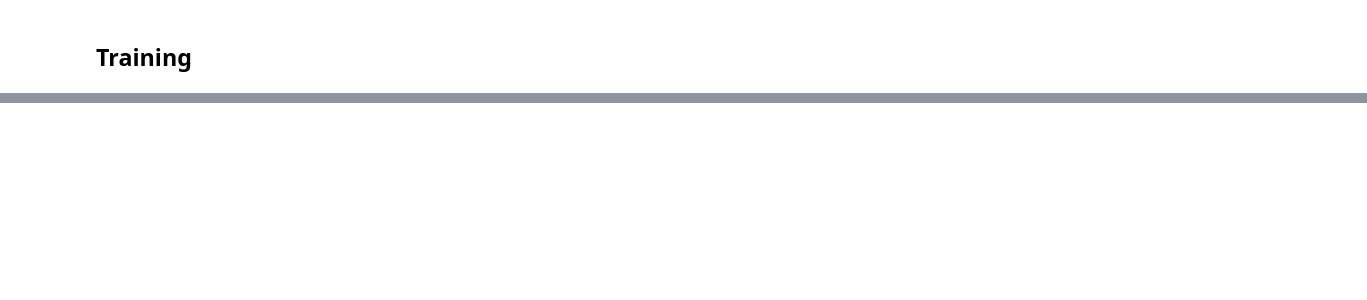
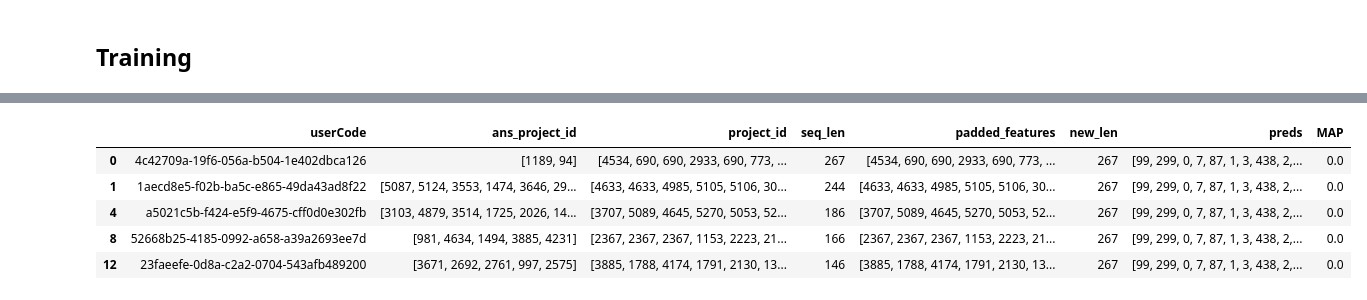
Before and after one commit to teerapat-ch/hometech, a Jupyter notebook: [* Train] LSTM Multiclass.ipynb, the cells around one changed output, grey strips where cells are left out. Cells and saved outputs as stored; diff of their text form; code cells hidden in the pictures; blank space fills up the shorter version.

```diff
--- a/[* Train] LSTM Multiclass.ipynb
+++ b/[* Train] LSTM Multiclass.ipynb
@@ -165,6 +208,6 @@ def from_pretrained(embeddings, freeze=True):
     embedding.weight.requires_grad = not freeze
     return embedding
 # %%
-model = LSTM()
+model = LSTM().cuda()
 # %%
 # Test neural networks
@@ -240,0 +329,40 @@ RuntimeError: Set changed size during iteration
+# %%
+# TODO extract most probably correct projects from deep
+def score_AP(correct, recommended, n=7):
+    recommended = list(recommended)[:7]
+    assert(len(set(recommended))==len(recommended)) # Recommended should be unique
+    precisions = []
+    correct_score = 1
+    for idx, recommend_item in enumerate(recommended):
+        if str(recommend_item) not in correct: precisions.append(0)
+        else:
+            precisions.append(correct_score/(idx+1))
+            correct_score+=1
+    return sum(precisions)/min(len(correct),n)
+# %%
+import pandas as pd
+test_userLog = pd.read_csv("./clean_data/deeplstmfeatures.csv")
+test_padded_features =  test_userLog['padded_features'].apply(lambda x: eval(x))
+test_userLog['ans_project_id'] = test_userLog['ans_project_id'].apply(lambda x: eval(x))
+test_userLog['ans_project_id'] = test_userLog['ans_project_id'].apply(lambda x: [modelwv.wv.index2word.index(str(i)) for i in x if str(i) in modelwv.wv.index2word])
+test_userLog = test_userLog[test_userLog['ans_project_id'].apply(lambda x: len(x)>0)]
+test_seq_len = test_userLog['seq_len'].values
+
+#filtered_submission_users = userLog[ans_project_id.apply(len) > 0].set_index("userCode")
+
+
+test_features_tensor = Variable(torch.Tensor(test_padded_features).long()).cuda()
+test_seq_len_tensor = torch.Tensor(test_seq_len).long().cuda()
+# %%
+import numpy as np
+def calMap(model, n = 10):
+    outputs = model(test_features_tensor[:n], test_seq_len_tensor[:n]).cpu()
+    preds = np.array([o[seq-1].data.numpy() for o, seq in zip(outputs,test_seq_len[:n])])
+    idxes = [(-preds[1]).argsort()[:30] for pred in preds]
+    testingUser = test_userLog.head(n)
+    testingUser['preds'] = idxes
+    #print(testingUser['preds'])
+    testingUser.apply(lambda row: [pred for pred in row['preds'] if pred not in row['ans_project_id']],axis=1)
+    testingUser['MAP'] = testingUser.apply(lambda x: score_AP(x['ans_project_id'],x['preds']),axis=1)
+    return testingUser['MAP'].mean(),testingUser
+score, df = calMap(model)
@@ -240,0 +380,9 @@ RuntimeError: Set changed size during iteration
+# %%
+df.head()
+# %% [output]
+|  | userCode | ans_project_id | project_id | seq_len | padded_features | new_len | preds | MAP |
+| 0 | 4c42709a-19f6-056a-b504-1e402dbca126 | [1189, 94] | [4534, 690, 690, 2933, 690, 773, ... | 267 | [4534, 690, 690, 2933, 690, 773, ... | 267 | [99, 299, 0, 7, 87, 1, 3, 438, 2,... | 0.0 |
+| 1 | 1aecd8e5-f02b-ba5c-e865-49da43ad8f22 | [5087, 5124, 3553, 1474, 3646, 29... | [4633, 4633, 4985, 5105, 5106, 30... | 244 | [4633, 4633, 4985, 5105, 5106, 30... | 267 | [99, 299, 0, 7, 87, 1, 3, 438, 2,... | 0.0 |
+| 4 | a5021c5b-f424-e5f9-4675-cff0d0e302fb | [3103, 4879, 3514, 1725, 2026, 14... | [3707, 5089, 4645, 5270, 5053, 52... | 186 | [3707, 5089, 4645, 5270, 5053, 52... | 267 | [99, 299, 0, 7, 87, 1, 3, 438, 2,... | 0.0 |
+| 8 | 52668b25-4185-0992-a658-a39a2693ee7d | [981, 4634, 1494, 3885, 4231] | [2367, 2367, 2367, 1153, 2223, 21... | 166 | [2367, 2367, 2367, 1153, 2223, 21... | 267 | [99, 299, 0, 7, 87, 1, 3, 438, 2,... | 0.0 |
+| 12 | 23faeefe-0d8a-c2a2-0704-543afb489200 | [3671, 2692, 2761, 997, 2575] | [3885, 1788, 4174, 1791, 2130, 13... | 146 | [3885, 1788, 4174, 1791, 2130, 13... | 267 | [99, 299, 0, 7, 87, 1, 3, 438, 2,... | 0.0 |
```
Also changed, not shown: parts of 22 cells of this notebook, 5 other files.
